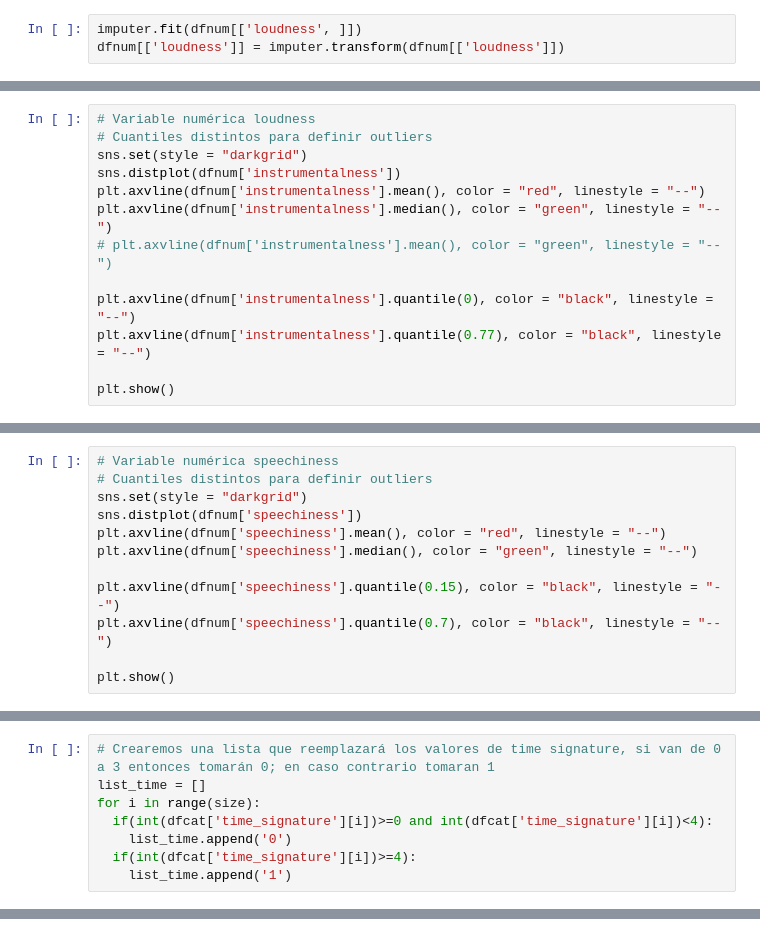
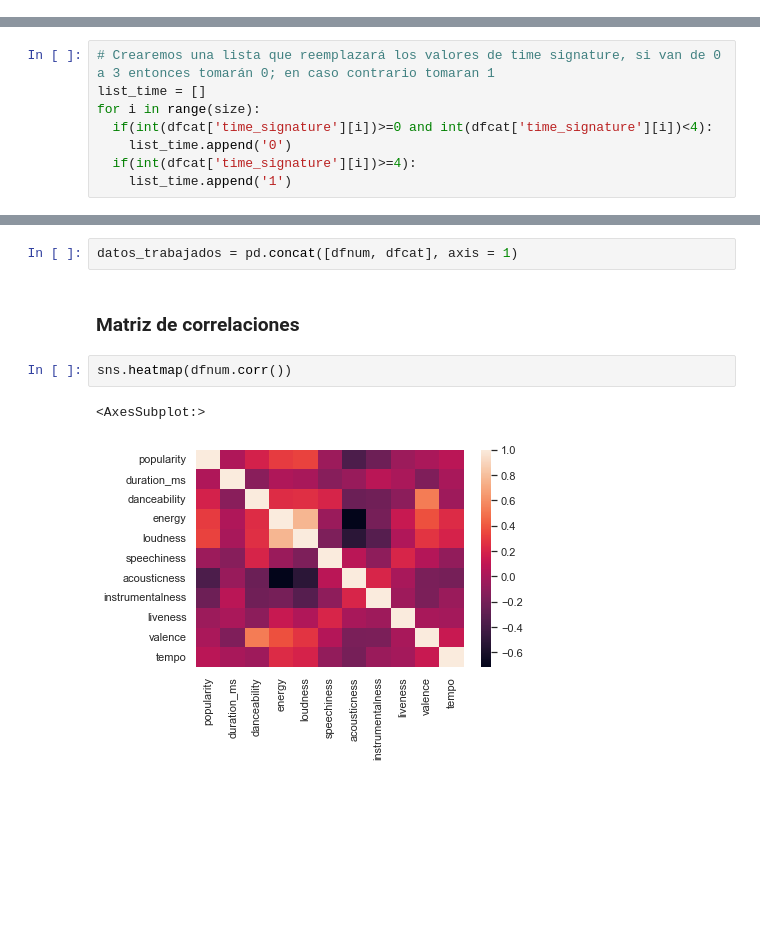
Before and after one commit to lucio-cornejo/proyecto-analisis-de-datos-1INF03, a Jupyter notebook: codes/limpieza_de_datos.ipynb, the cells around one changed output, grey strips where cells are left out. Cells and saved outputs as stored; diff of their text form; blank space fills up the shorter version.

```diff
--- a/codes/limpieza_de_datos.ipynb
+++ b/codes/limpieza_de_datos.ipynb
@@ -796,6 +800,3 @@ imputer = IterativeImputer(random_state=2020)
-# %%
-imputer.fit(dfnum[['loudness', ]])
-dfnum[['loudness']] = imputer.transform(dfnum[['loudness']])
 # %%
 coeficiente = 3
 
@@ -857,13 +821,0 @@ plt.show()
-# %%
-# Variable numérica loudness
-# Cuantiles distintos para definir outliers
-sns.set(style = "darkgrid")
-sns.distplot(dfnum['instrumentalness'])
-plt.axvline(dfnum['instrumentalness'].mean(), color = "red", linestyle = "--")
-plt.axvline(dfnum['instrumentalness'].median(), color = "green", linestyle = "--")
-# plt.axvline(dfnum['instrumentalness'].mean(), color = "green", linestyle = "--")
-
-plt.axvline(dfnum['instrumentalness'].quantile(0), color = "black", linestyle = "--")
-plt.axvline(dfnum['instrumentalness'].quantile(0.77), color = "black", linestyle = "--")
-
-plt.show()
@@ -872,12 +821,0 @@ plt.show()
-# %%
-# Variable numérica speechiness
-# Cuantiles distintos para definir outliers
-sns.set(style = "darkgrid")
-sns.distplot(dfnum['speechiness'])
-plt.axvline(dfnum['speechiness'].mean(), color = "red", linestyle = "--")
-plt.axvline(dfnum['speechiness'].median(), color = "green", linestyle = "--")
-
-plt.axvline(dfnum['speechiness'].quantile(0.15), color = "black", linestyle = "--")
-plt.axvline(dfnum['speechiness'].quantile(0.7), color = "black", linestyle = "--")
-
-plt.show()
@@ -1030,0 +933,9 @@ dfcat.head()
+# %%
+datos_trabajados = pd.concat([dfnum, dfcat], axis = 1)
+# %% [markdown]
+### Matriz de correlaciones
+# %%
+sns.heatmap(dfnum.corr())
+# %% [output]
+<AxesSubplot:>
+[figure, added]
```
Also changed, not shown: parts of 28 cells of this notebook.
